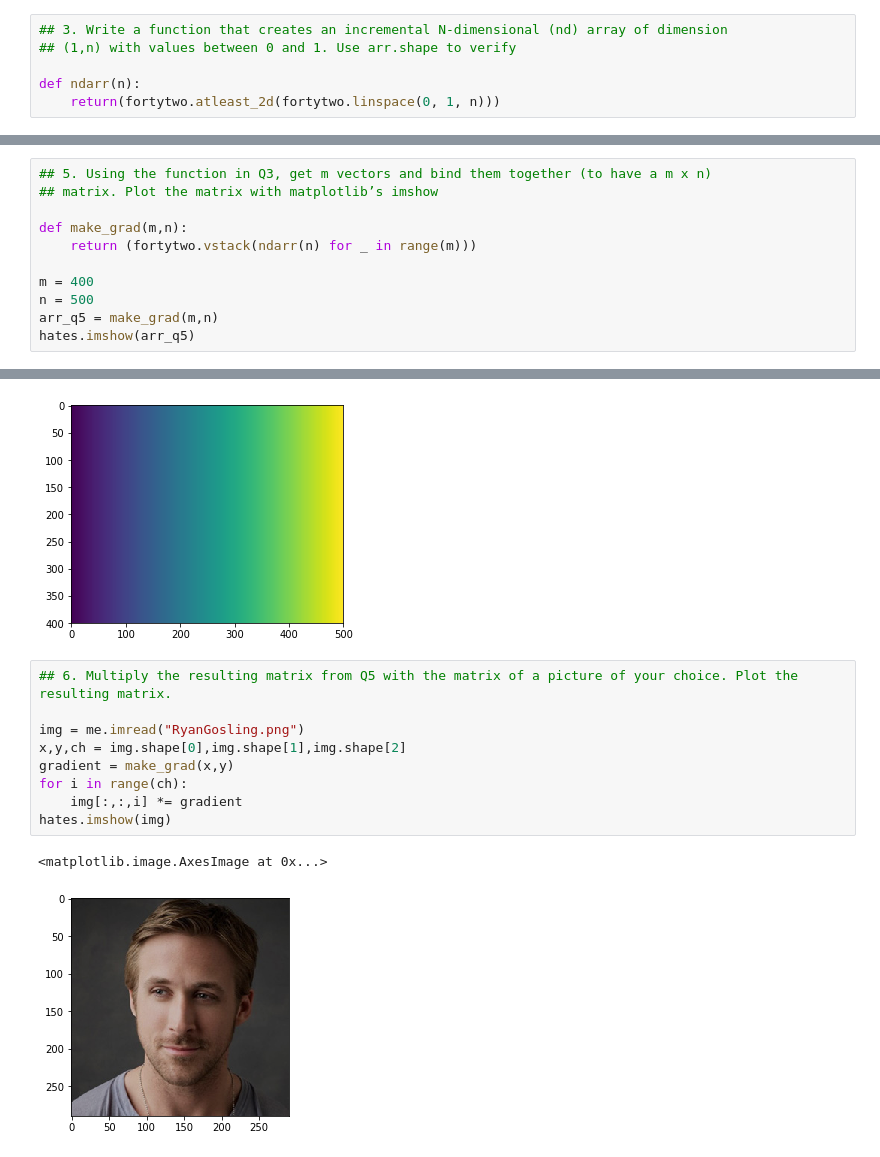
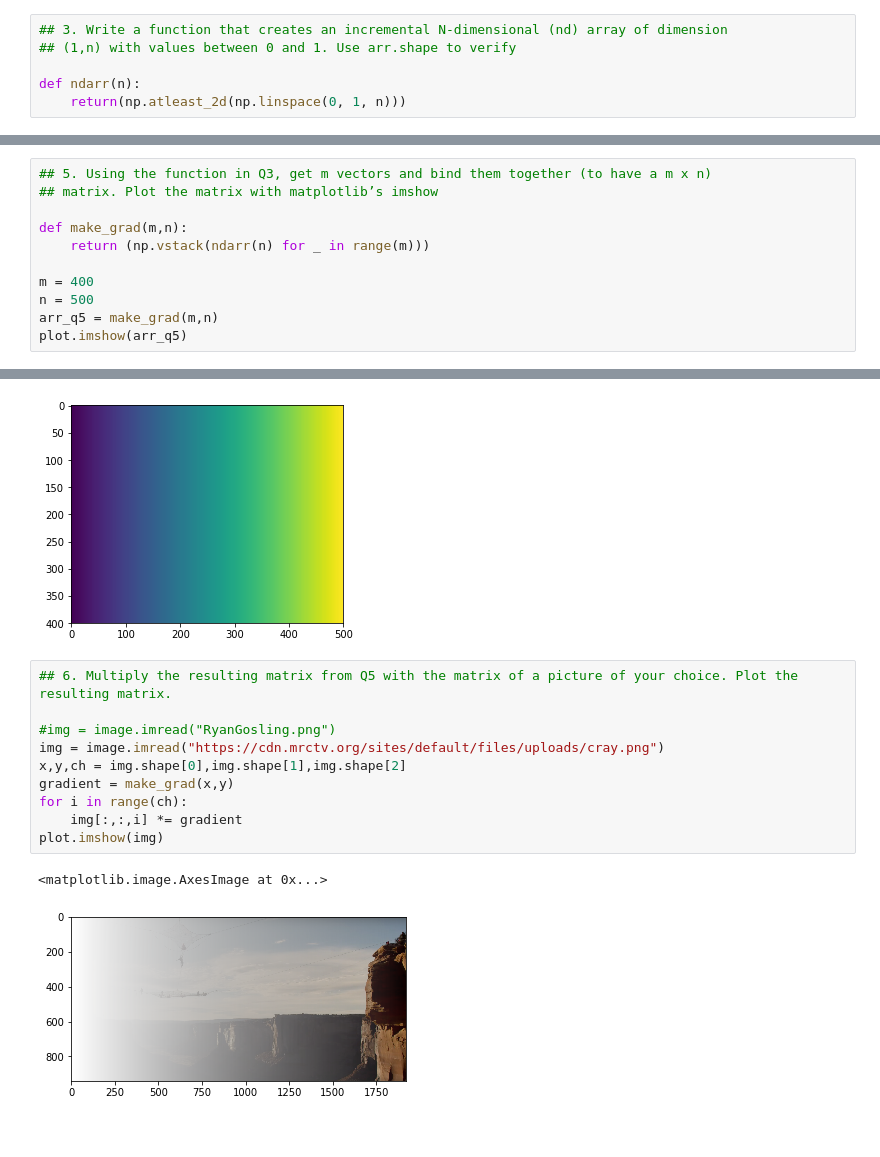
Before and after one commit to jchung05/42numpyrush, a Jupyter notebook: notebooks/jchung.ipynb, the cells around one changed output, grey strips where cells are left out. Drawn from its saved outputs; the diff is of its cells as text.

```diff
--- a/notebooks/jchung.ipynb
+++ b/notebooks/jchung.ipynb
@@ -19,7 +19,7 @@ b = fortytwo.reshape(b, (4,3))
 ## (1,n) with values between 0 and 1. Use arr.shape to verify
 
 def ndarr(n):
-    return(fortytwo.atleast_2d(fortytwo.linspace(0, 1, n)))
+    return(np.atleast_2d(np.linspace(0, 1, n)))
 # %%
 ## 4. Generate a 10x12 array and extract row 0-4 of columns 8-12.
 
@@ -30,24 +30,25 @@ arr_sub_q4 = arr_q4[:4, 8:12]
 ## matrix. Plot the matrix with matplotlib’s imshow
 
 def make_grad(m,n):
-    return (fortytwo.vstack(ndarr(n) for _ in range(m)))
+    return (np.vstack(ndarr(n) for _ in range(m)))
 
 m = 400
 n = 500
 arr_q5 = make_grad(m,n)
-hates.imshow(arr_q5)
+plot.imshow(arr_q5)
 # %% [output]
 <matplotlib.image.AxesImage at 0x...>
 [figure]
 # %%
 ## 6. Multiply the resulting matrix from Q5 with the matrix of a picture of your choice. Plot the resulting matrix.
 
-img = me.imread("RyanGosling.png")
+#img = image.imread("RyanGosling.png")
+img = image.imread("https://cdn.mrctv.org/sites/default/files/uploads/cray.png")
 x,y,ch = img.shape[0],img.shape[1],img.shape[2]
 gradient = make_grad(x,y)
 for i in range(ch):
     img[:,:,i] *= gradient
-hates.imshow(img)
+plot.imshow(img)
 # %% [output]
 <matplotlib.image.AxesImage at 0x...>
-[figure, old version]
+[figure, new version]
```
Also changed, not shown: parts of 13 cells of this notebook.
